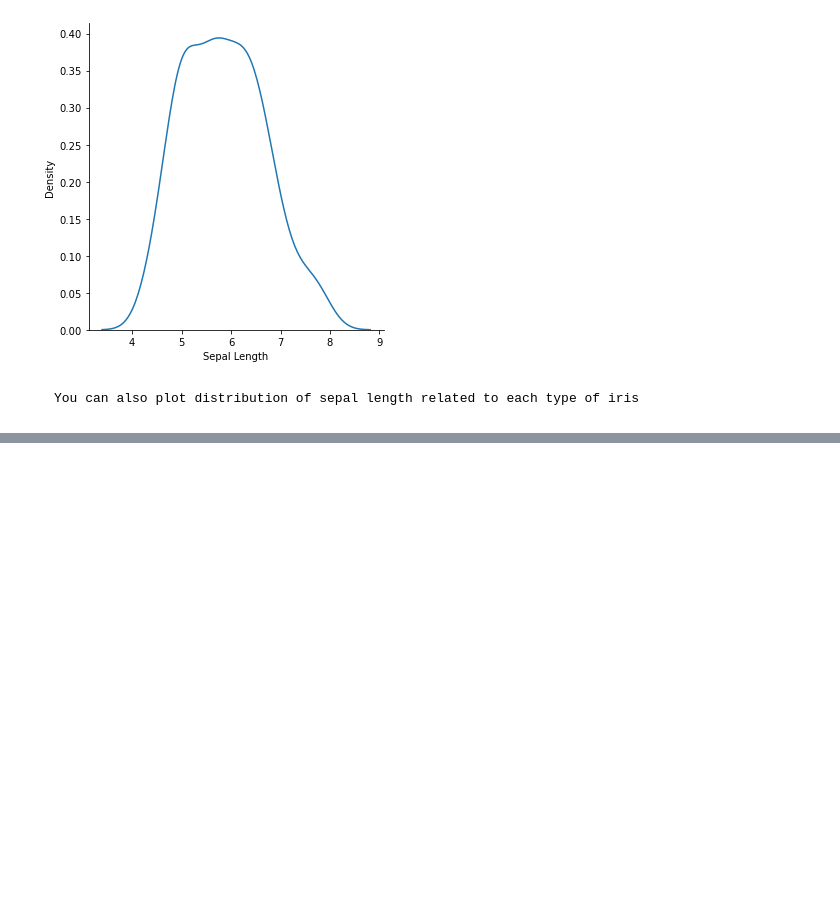
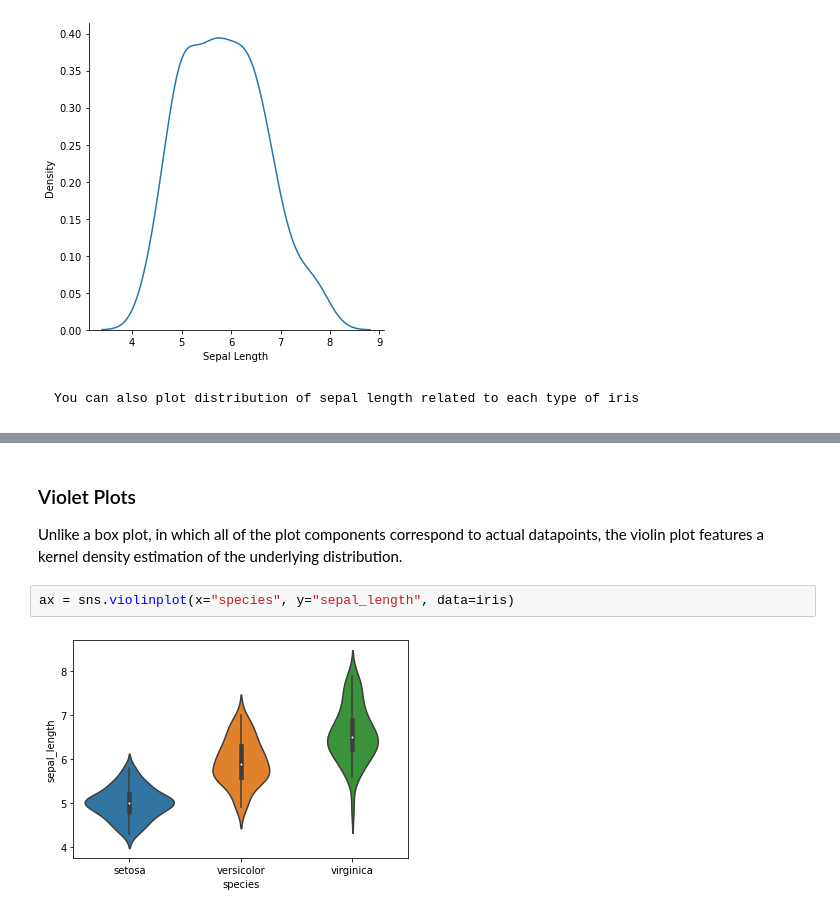
Before and after one commit to shaneahmed/StatswithPython, a Jupyter notebook: 03-DataVisualisation.ipynb, the cells around one changed output, grey strips where cells are left out. Drawn from its saved outputs; the diff is of its cells as text; blank space fills up the shorter version.

```diff
--- a/03-DataVisualisation.ipynb
+++ b/03-DataVisualisation.ipynb
@@ -106,0 +123,7 @@ sns.displot(iris, x="sepal_length", hue="species", kind="kde")
+# %% [markdown]
+### Violet Plots
+Unlike a box plot, in which all of the plot components correspond to actual datapoints, the violin plot features a kernel density estimation of the underlying distribution.
+# %%
+ax = sns.violinplot(x="species", y="sepal_length", data=iris)
+# %% [output]
+[figure, added]
```
Also changed, not shown: parts of 9 cells of this notebook.
